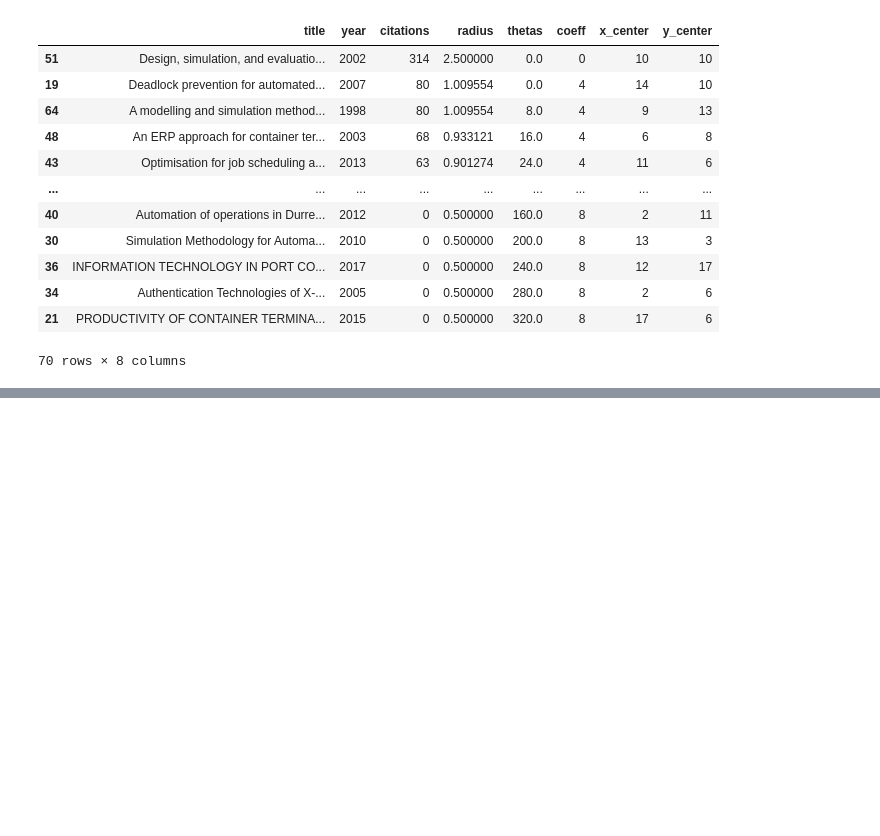
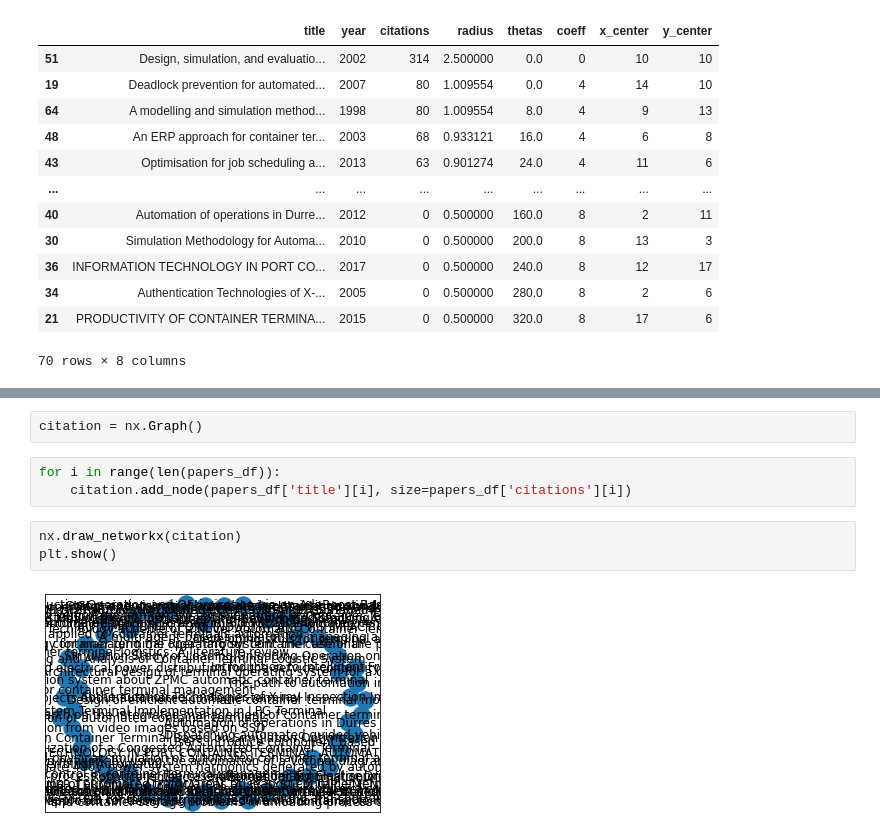
Before and after one commit to jhupiterz/research-analytics, a Jupyter notebook: Notebooks/data_viz.ipynb, the cells around one changed output, grey strips where cells are left out. Saved outputs shown, nothing was run; the diff lists cells and outputs as text; blank space fills up the shorter version.

```diff
--- a/Notebooks/data_viz.ipynb
+++ b/Notebooks/data_viz.ipynb
@@ -226,0 +218,10 @@ fig.show()
+# %%
+citation = nx.Graph()
+# %%
+for i in range(len(papers_df)):
+    citation.add_node(papers_df['title'][i], size=papers_df['citations'][i])
+# %%
+nx.draw_networkx(citation)
+plt.show()
+# %% [output]
+[figure, added]
```
Also changed, not shown: parts of 11 cells of this notebook.
